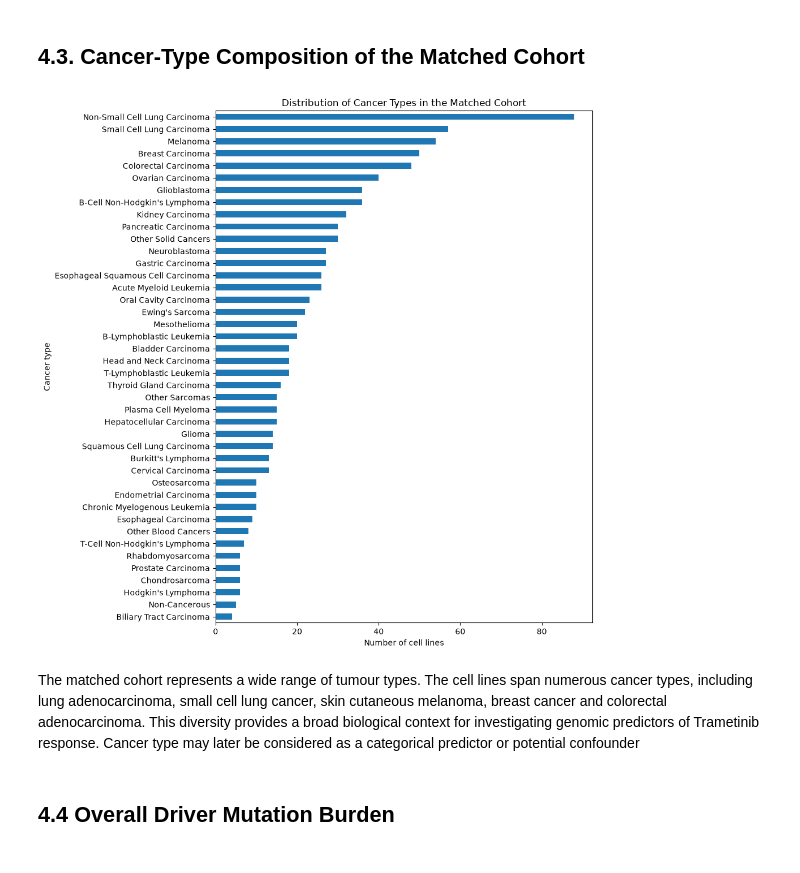
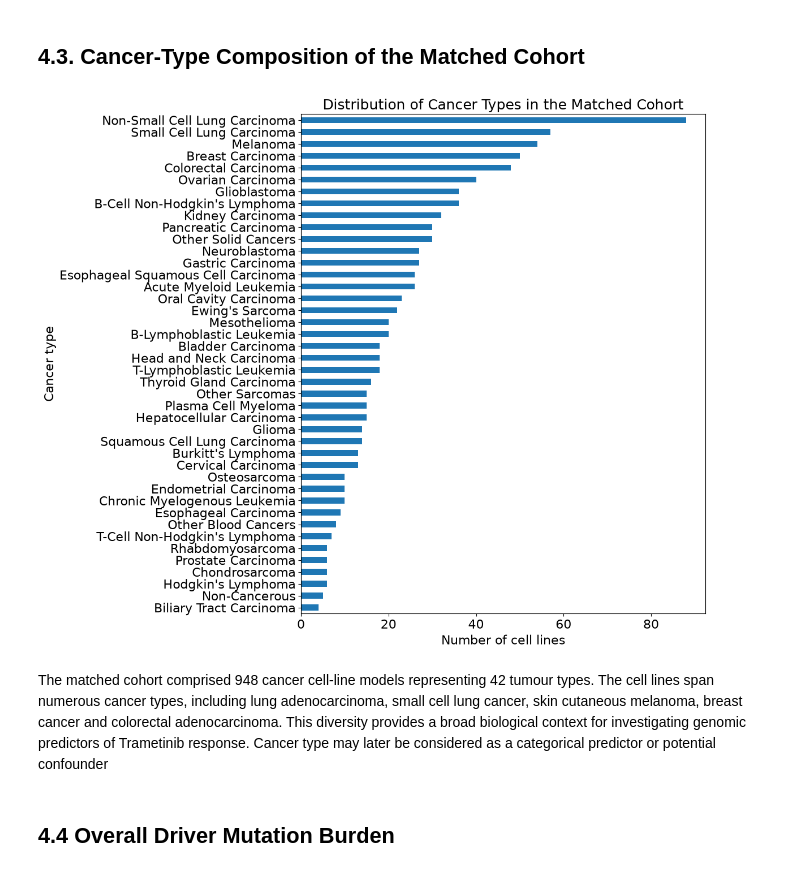
Before and after one commit to carolinemalaihull/trametinib-drug-response-ml, a Jupyter notebook: notebooks/01_data_exploration.ipynb, the cells around one changed output. Cells and saved outputs as stored; diff of their text form; code cells hidden in the pictures.

```diff
--- a/notebooks/01_data_exploration.ipynb
+++ b/notebooks/01_data_exploration.ipynb
@@ -549,19 +548,21 @@ research question.
 # %%
 cancer_counts = trametinib_matched["CANCER_TYPE"].value_counts()
 
-plt.figure(figsize=(10, 10))
+plt.figure(figsize=(12, 10))
 cancer_counts.sort_values().plot(kind="barh")
 
-plt.xlabel("Number of cell lines")
-plt.ylabel("Cancer type")
-plt.title("Distribution of Cancer Types in the Matched Cohort")
+plt.xlabel("Number of cell lines", fontsize=16)
+plt.ylabel("Cancer type", fontsize=16)
+plt.title("Distribution of Cancer Types in the Matched Cohort", fontsize=18)
+plt.xticks(fontsize=16)
+plt.yticks(fontsize=16)
 
 plt.tight_layout()
 plt.show()
 # %% [output]
-[figure, old version]
+[figure, new version]
 # %% [markdown]
-The matched cohort represents a wide range of tumour types. The cell lines span numerous cancer types, including lung adenocarcinoma, small cell lung cancer, skin cutaneous melanoma, breast cancer and colorectal adenocarcinoma. This diversity provides a broad biological context for investigating genomic predictors of Trametinib response. Cancer type may later be considered as a categorical predictor or potential confounder
+The matched cohort comprised 948 cancer cell-line models representing 42 tumour types. The cell lines span numerous cancer types, including lung adenocarcinoma, small cell lung cancer, skin cutaneous melanoma, breast cancer and colorectal adenocarcinoma. This diversity provides a broad biological context for investigating genomic predictors of Trametinib response. Cancer type may later be considered as a categorical predictor or potential confounder
 # %% [markdown]
 ## 4.4 Overall Driver Mutation Burden
 # %%
```
Also changed, not shown: parts of 2 cells of this notebook.
